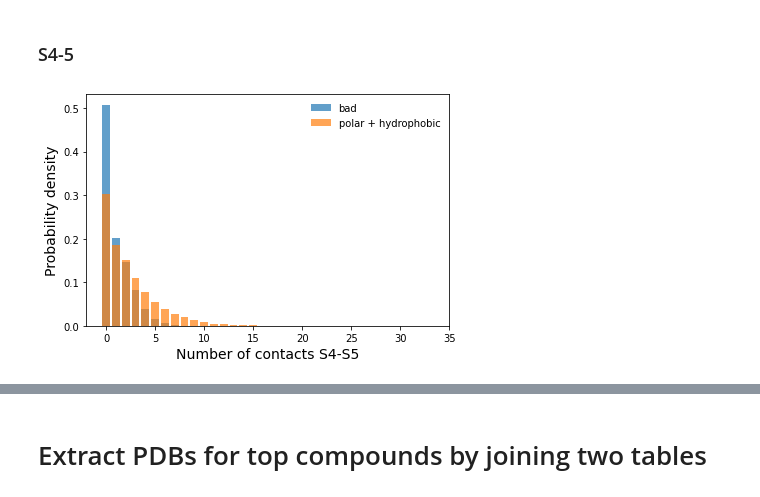
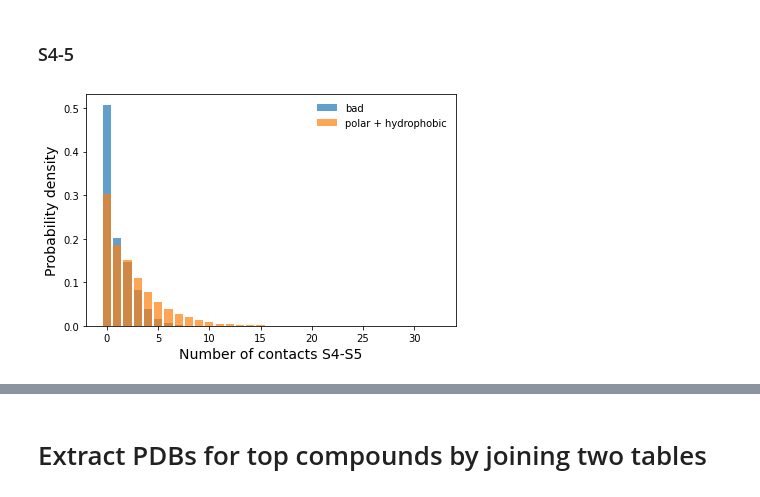
Before and after one commit to jglaser/gigadocking_notebooks, a Jupyter notebook: Gigadocking.ipynb, the cells around one changed output, grey strips where cells are left out. Drawn from its saved outputs; the diff is of its cells as text; code cells hidden in the pictures.

```diff
--- a/Gigadocking.ipynb
+++ b/Gigadocking.ipynb
@@ -621,23 +846,38 @@ df_hist_S45_good = client.query(q).to_dataframe()
+# %%
+from google.cloud import bigquery
+
+client = bigquery.Client(project=project_id)
+bin_width = 1.0
+columns = '+'.join([r+'_PB' for r in S3_res]+[r+'_AB' for r in S45_res])
+q = """
+SELECT bucket_floor, COUNT(*) as bincount
+FROM (
+        SELECT floor(({})/{})*{} AS bucket_floor FROM
+          moonshot.mpro_features
+      )
+GROUP BY bucket_floor
+ORDER BY bucket_floor""".format(columns,bin_width,bin_width)
+df_moonshot_S45_good = client.query(q).to_dataframe()
 # %%
 import numpy as np
 import matplotlib.pyplot as plt
-df_hist_S45_bad['hist_norm'] = df_hist_S45_bad.bincount/df_hist.bincount.sum()/bin_width
-df_hist_S45_good['hist_norm'] = df_hist_S45_good.bincount/df_hist.bincount.sum()/bin_width
+df_hist_S45_bad['hist_norm'] = df_hist_S45_bad.bincount/df_hist_S45_bad.bincount.sum()/bin_width
+df_hist_S45_good['hist_norm'] = df_hist_S45_good.bincount/df_hist_S45_good.bincount.sum()/bin_width
 
 fig, ax = plt.subplots()
 x = df_hist_S45_bad['bucket_floor']
 y = df_hist_S45_bad['hist_norm']
 ax.bar(x,y,label='bad',alpha=.7)
 x = df_hist_S45_good['bucket_floor']
 y = df_hist_S45_good['hist_norm']
 ax.bar(x,y,label='polar + hydrophobic',alpha=0.7)
 #ax.figure.set_size_inches(6,6)
 ax.set_xlabel("Number of contacts S4-S5",fontsize=14)
 ax.set_ylabel("Probability density",fontsize=14)
-xticks = np.arange(0,df_hist_S1_good['bucket_floor'].max(),5).astype(np.int32)
+xticks = np.arange(0,df_hist_S45_good['bucket_floor'].max(),5).astype(np.int32)
 ax.set_xticks(xticks)
 ax.set_xticklabels(xticks)
 ax.legend(frameon=False)
 fig.tight_layout()
 # %% [output]
-[figure, old version]
+[figure, new version]
```
Also changed, not shown: parts of 19 cells of this notebook.
